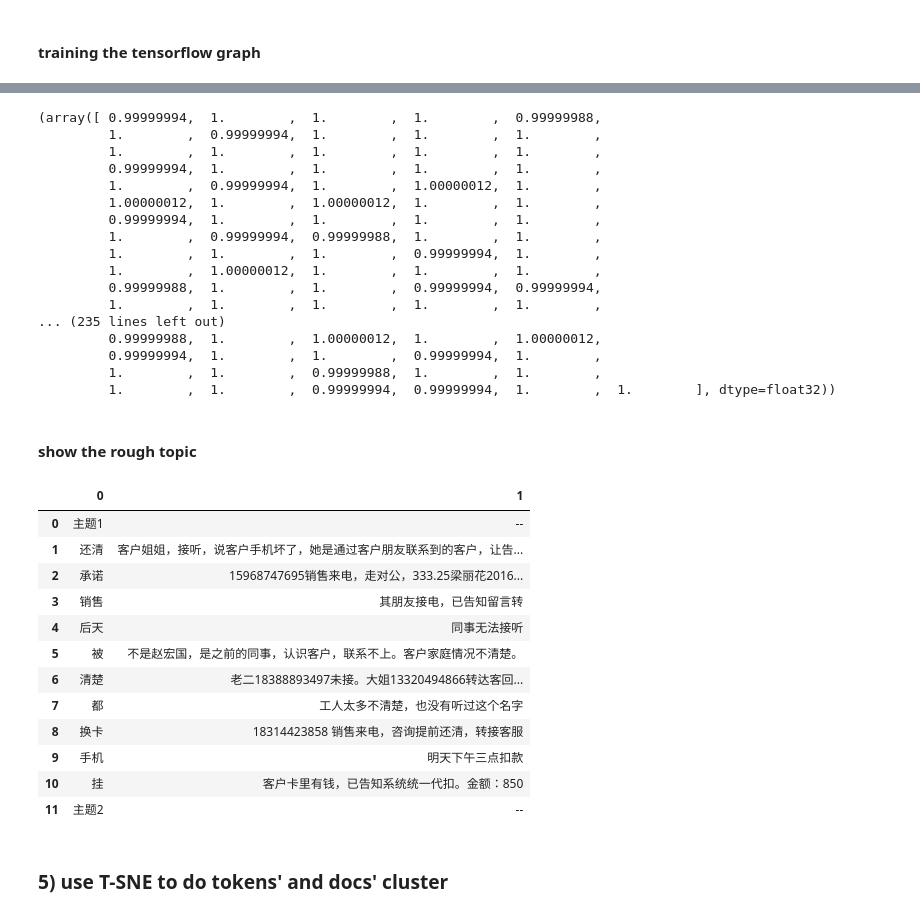
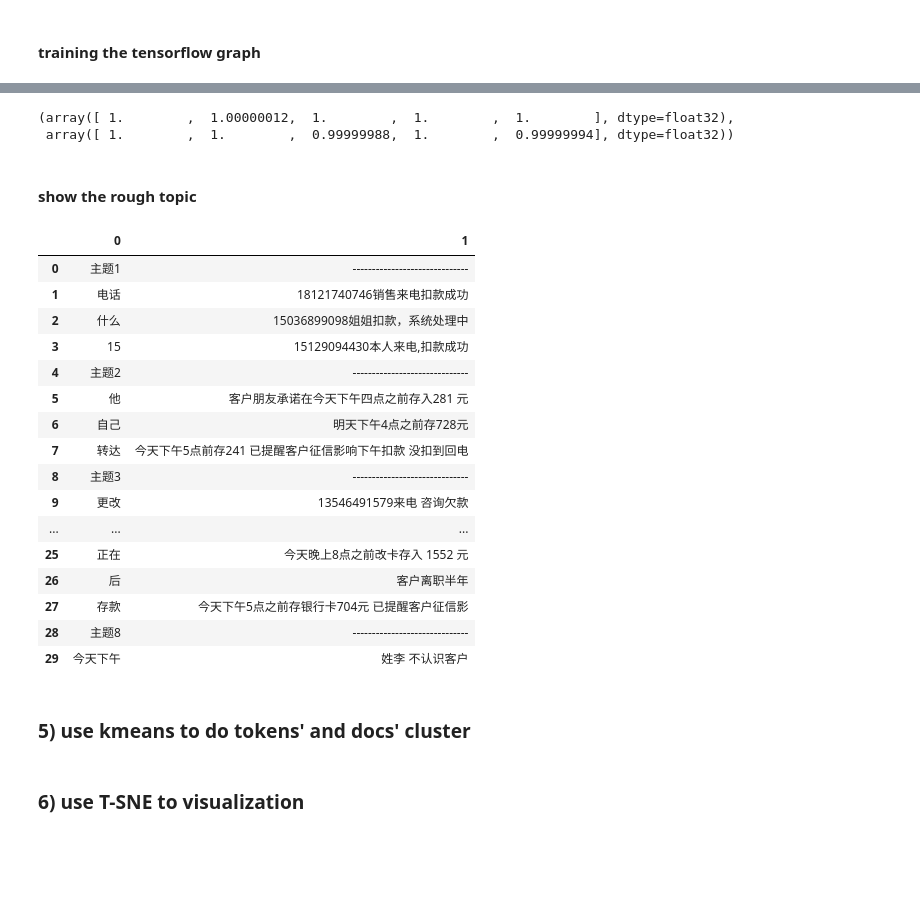
Before and after one commit to miission/TFProj, a Jupyter notebook: Natural language process/Topic Model.ipynb, the cells around one changed output, grey strips where cells are left out. Drawn from its saved outputs; the diff is of its cells as text; code cells hidden in the pictures; blank space fills up the shorter version.

```diff
--- a/Natural language process/Topic Model.ipynb
+++ b/Natural language process/Topic Model.ipynb
@@ -77,7 +92,7 @@ documents    = list(rawdata['opr_rem'])#text which is send by custormers
 for sentence in documents:
     sentence = sentence.replace('\t','')
     words = [pair.word for pair in pseg.lcut(sentence)]
-    if len(words)>2:
+    if len(words)>4:
         tokenCorpus.append(words)
         rawSentences.append(sentence)
 # %%
@@ -178,7 +193,7 @@ saver = tf.train.Saver()
 # %%
 #start training
 n_epochs   = 1000
-batch_size = 100
+batch_size = 1000
 batch_num  = documNums//batch_size+1
 assess_size= 100
 with tf.Session() as sess:
@@ -195,9 +210,9 @@ with tf.Session() as sess:
                                              multiplier   : multiplier_batch,
                                              tokensInDoc  : tokensInDoc_batch})
         if epoch%100==0:
-            train_loss = loss.eval(feed_dict={document_idx : docIndxSpan [epoch*assess_size:(epoch+1)*assess_size],
-                                              multiplier   : docTokenNum [epoch*assess_size:(epoch+1)*assess_size],
-                                              tokensInDoc  : tokenDocMat [epoch*assess_size:(epoch+1)*assess_size]})
+            train_loss = loss.eval(feed_dict={document_idx : docIndxSpan,
+                                              multiplier   : docTokenNum,
+                                              tokensInDoc  : tokenDocMat})
             print(train_loss)
     save_path = saver.save(sess,"tfsave/topic_model.ckpt")
     # get embedding
@@ -217,54 +232,44 @@ nan
 # %%
-documMat.sum(axis=1),tokenMat.sum(axis=0)
+documMat.sum(axis=1)[:5],tokenMat.sum(axis=0)[:5]
 # %% [output]
-(array([ 0.99999994,  1.        ,  1.        ,  1.        ,  0.99999988,
-         1.        ,  0.99999994,  1.        ,  1.        ,  1.        ,
-         1.        ,  1.        ,  1.        ,  1.        ,  1.        ,
-         0.99999994,  1.        ,  1.        ,  1.        ,  1.        ,
-         1.        ,  0.99999994,  1.        ,  1.00000012,  1.        ,
-         1.00000012,  1.        ,  1.00000012,  1.        ,  1.        ,
-         0.99999994,  1.        ,  1.        ,  1.        ,  1.        ,
-         1.        ,  0.99999994,  0.99999988,  1.        ,  1.        ,
-         1.        ,  1.        ,  1.        ,  0.99999994,  1.        ,
-         1.        ,  1.00000012,  1.        ,  1.        ,  1.        ,
-         0.99999988,  1.        ,  1.        ,  0.99999994,  0.99999994,
-         1.        ,  1.        ,  1.        ,  1.        ,  1.        ,
-... (235 lines left out)
-         0.99999988,  1.        ,  1.00000012,  1.        ,  1.00000012,
-         0.99999994,  1.        ,  1.        ,  0.99999994,  1.        ,
-         1.        ,  1.        ,  0.99999988,  1.        ,  1.        ,
-         1.        ,  1.        ,  0.99999994,  0.99999994,  1.        ,  1.        ], dtype=float32))
+(array([ 1.        ,  1.00000012,  1.        ,  1.        ,  1.        ], dtype=float32),
+ array([ 1.        ,  1.        ,  0.99999988,  1.        ,  0.99999994], dtype=float32))
 # %% [markdown]
 #### show the rough topic
 # %%
+topK = 3
 outDF = []
 keyWords = []
 keySentences = []
 for idx in range(HP_topicNums):
-    ords = np.argsort(-tokenMat[idx])[:10]
+    ords = np.argsort(-tokenMat[idx])[:topK]
     tmp = ['主题'+str(idx+1)]
     tmp += [code2token[i]for i in ords]
     keyWords+=tmp
-    ords = np.argsort(-documMat.T[idx])[:10]
-    tmp = ['--']
+    ords = np.argsort(-documMat.T[idx])[:topK]
+    tmp = ['------------------------------']
     tmp +=[rawSentences[i]for i in ords]
     keySentences+=tmp
 outDF = [keyWords,keySentences]
 # %%
-pd.DataFrame(outDF).T.head(12)
+pd.DataFrame(outDF).T.head(30)
 # %% [output]
 |  | 0 | 1 |
-| 0 | 主题1 | -- |
-| 1 | 还清 | 客户姐姐，接听，说客户手机坏了，她是通过客户朋友联系到的客户，让告... |
-| 2 | 承诺 | 15968747695销售来电，走对公，333.25梁丽花2016... |
-| 3 | 销售 | 其朋友接电，已告知留言转 |
-| 4 | 后天 | 同事无法接听 |
-| 5 | 被 | 不是赵宏国，是之前的同事，认识客户，联系不上。客户家庭情况不清楚。 |
-| 6 | 清楚 | 老二18388893497未接。大姐13320494866转达客回... |
-| 7 | 都 | 工人太多不清楚，也没有听过这个名字 |
-| 8 | 换卡 | 18314423858 销售来电，咨询提前还清，转接客服 |
-| 9 | 手机 | 明天下午三点扣款 |
-| 10 | 挂 | 客户卡里有钱，已告知系统统一代扣。金额：850 |
-| 11 | 主题2 | -- |
+| 0 | 主题1 | ------------------------------ |
+| 1 | 电话 | 18121740746销售来电扣款成功 |
+| 2 | 什么 | 15036899098姐姐扣款，系统处理中 |
+| 3 | 15 | 15129094430本人来电,扣款成功 |
+| 4 | 主题2 | ------------------------------ |
+| 5 | 他 | 客户朋友承诺在今天下午四点之前存入281 元 |
+| 6 | 自己 | 明天下午4点之前存728元 |
+| 7 | 转达 | 今天下午5点前存241 已提醒客户征信影响下午扣款 没扣到回电 |
+| 8 | 主题3 | ------------------------------ |
+| 9 | 更改 | 13546491579来电 咨询欠款 |
+| ... | ... | ... |
+| 25 | 正在 | 今天晚上8点之前改卡存入 1552 元 |
+| 26 | 后 | 客户离职半年 |
+| 27 | 存款 | 今天下午5点之前存银行卡704元 已提醒客户征信影 |
+| 28 | 主题8 | ------------------------------ |
+| 29 | 今天下午 | 姓李 不认识客户 |
 # %% [markdown]
-### 5)  use T-SNE to do tokens' and docs' cluster
+### 5)  use kmeans to do tokens' and docs' cluster
@@ -270,0 +282,2 @@ pd.DataFrame(outDF).T.head(12)
+# %% [markdown]
+### 6)  use T-SNE to visualization
```
Also changed, not shown: parts of 14 cells of this notebook, 1 other file.
